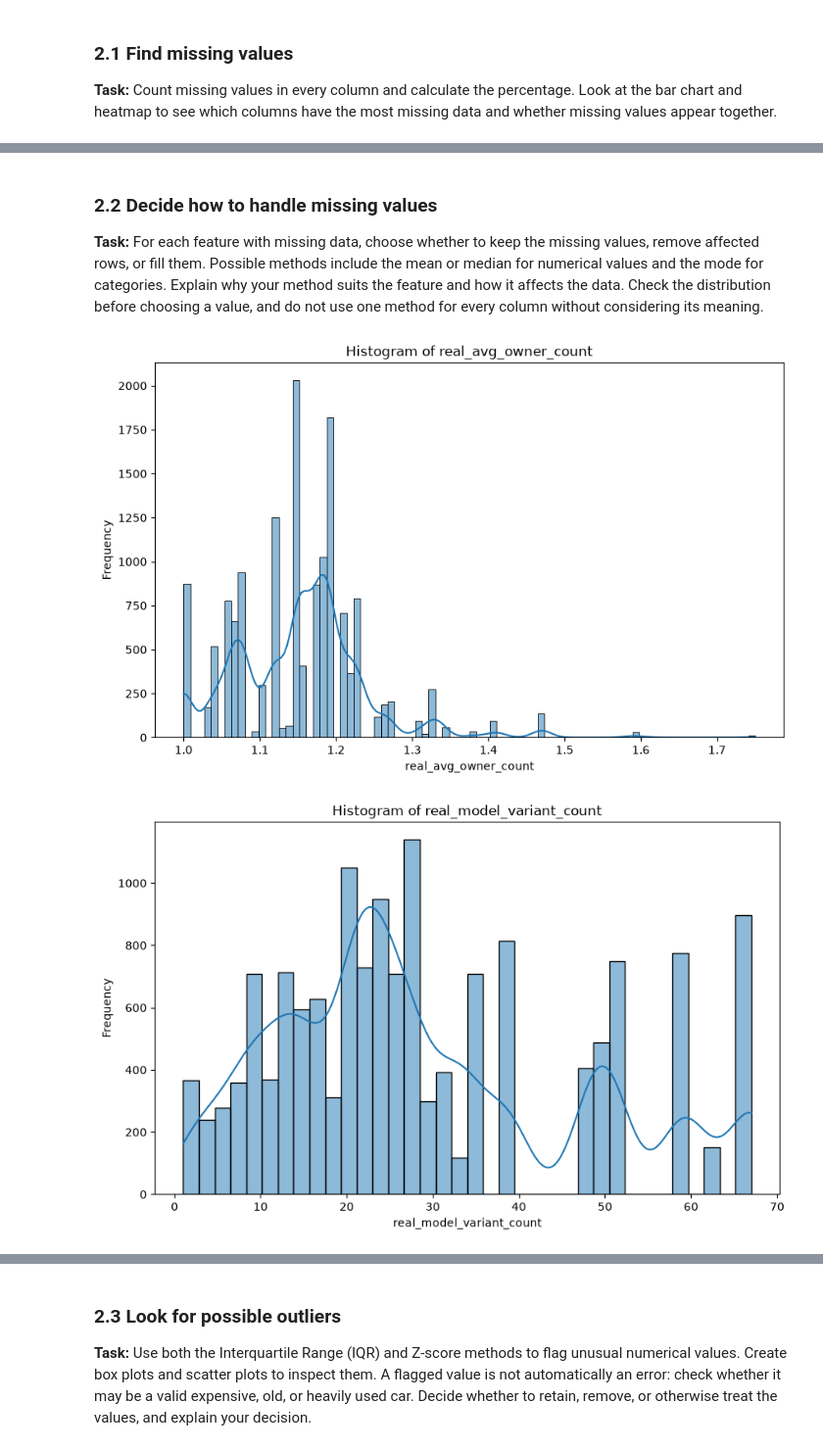
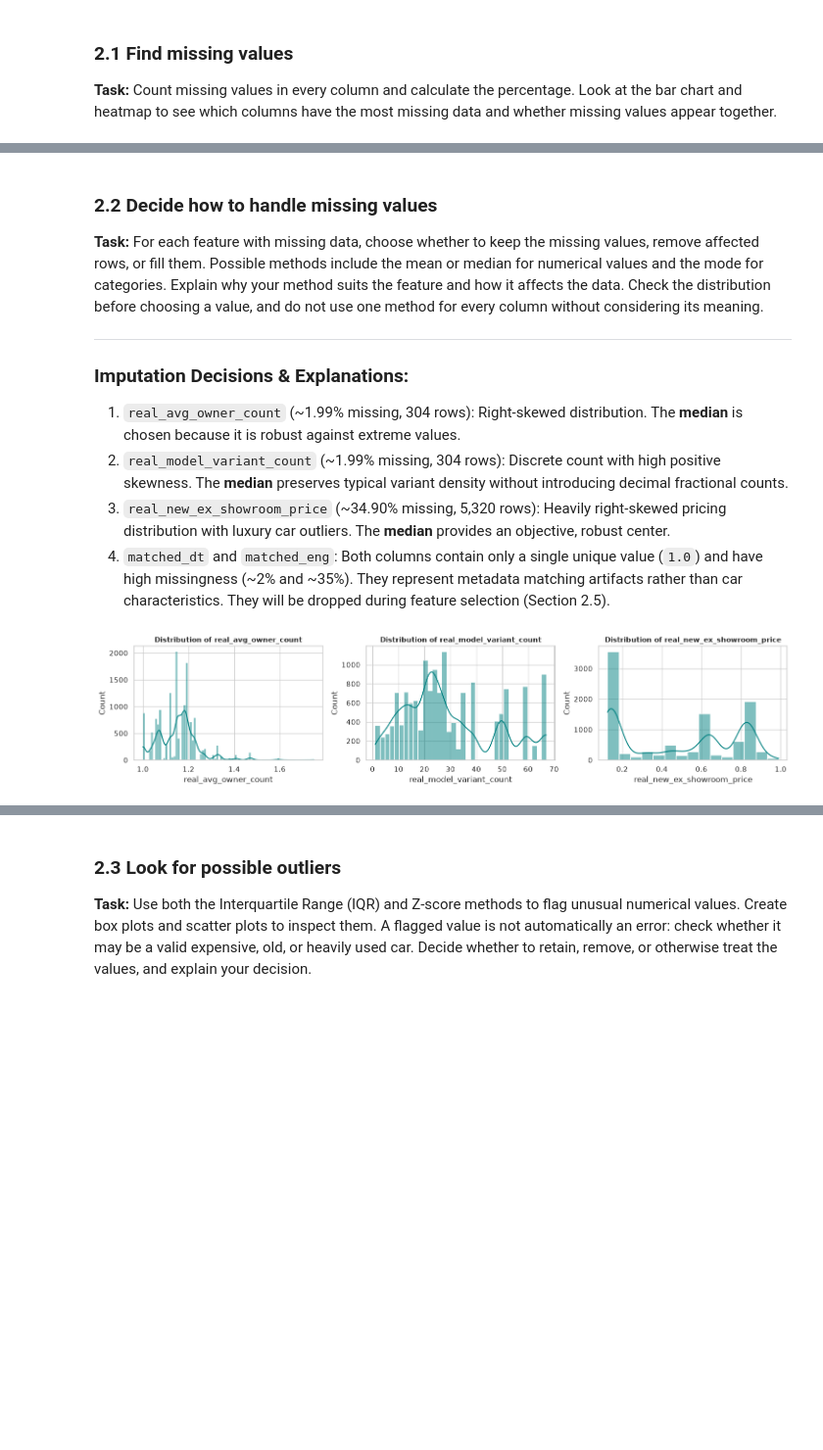
Before and after one commit to Data-six6/car_price_prediction, a Jupyter notebook: Car_Sale_Analysis/data_cleaning/data_cleaning.ipynb, the cells around one changed output, grey strips where cells are left out. Shown at 98% size. Cells and saved outputs as stored; diff of their text form; code cells hidden in the pictures; blank space fills up the shorter version.

```diff
--- a/Car_Sale_Analysis/data_cleaning/data_cleaning.ipynb
+++ b/Car_Sale_Analysis/data_cleaning/data_cleaning.ipynb
@@ -141,43 +240,34 @@ model_grouped                            0    0.000000
 ### 2.2 Decide how to handle missing values
 
 **Task:** For each feature with missing data, choose whether to keep the missing values, remove affected rows, or fill them. Possible methods include the mean or median for numerical values and the mode for categories. Explain why your method suits the feature and how it affects the data. Check the distribution before choosing a value, and do not use one method for every column without considering its meaning.
+
+---
+
+### Imputation Decisions & Explanations:
+1. `real_avg_owner_count` (~1.99% missing, 304 rows): Right-skewed distribution. The **median** is chosen because it is robust against extreme values.
+2. `real_model_variant_count` (~1.99% missing, 304 rows): Discrete count with high positive skewness. The **median** preserves typical variant density without introducing decimal fractional counts.
+3. `real_new_ex_showroom_price` (~34.90% missing, 5,320 rows): Heavily right-skewed pricing distribution with luxury car outliers. The **median** provides an objective, robust center.
+4. `matched_dt` and `matched_eng`: Both columns contain only a single unique value (`1.0`) and have high missingness (~2% and ~35%). They represent metadata matching artifacts rather than car characteristics. They will be dropped during feature selection (Section 2.5).
 # %%
-#create historgrams for numerical features
-useful_numerical_features = [
-    "real_avg_owner_count",
-    "real_model_variant_count",
-    "real_new_ex_showroom_price",
-]
-for col in useful_numerical_features:
-    plt.figure(figsize=(10,6))
-    sns.histplot(df[col], kde=True)
-    plt.title(f'Histogram of {col}')
-    plt.xlabel(col)
-    plt.ylabel('Frequency')
-    plt.show()
-# TODO: Choose a suitable way to handle missing values for each affected feature.
-
+# Create an independent working copy to keep original data intact
 df_work = df.copy()
 
-for col in [
-    "real_avg_owner_count",
-    "real_model_variant_count",
-    "real_new_ex_showroom_price",
-]:
-    df_work[col] = df_work[col].fillna(df_work[col].median())
+# Inspect distributions of the 3 numerical columns before imputation
+fig, axes = plt.subplots(1, 3, figsize=(15, 3.5))
+cols_to_impute = ["real_avg_owner_count", "real_model_variant_count", "real_new_ex_showroom_price"]
+for ax, col in zip(axes, cols_to_impute):
+    sns.histplot(df_work[col], kde=True, ax=ax, color='teal')
+    ax.set_title(f"Distribution of {col}", fontsize=11, fontweight='bold')
+plt.tight_layout()
+plt.show()
 
-# print(df_work.isna().sum())
-# print(df_work['matched_dt'].describe()) #useless col
-# matched_eng = df['matched_eng']  #useless col
-# print(matched_eng.describe())
-# print("median", matched_eng.median())
-# TODO: Explain your choices and apply them to a separate working copy.
-###explain
-# real_avg_owner_count: mean =~ median and std is low, can use both mean and median, but median is more robust to outliers, so we choose median.
-# real_model_variants: mean # median and std is high, so we choose median.
-# real_new_ex_showroom_price: mean # median and std is high, so we choose median.
-# matched_eng,matched_dt: useless columns, we will drop them.
-print("is null", df_work.isnull().sum())
+# Apply median imputation to the three numerical features
+for col in cols_to_impute:
+    median_val = df_work[col].median()
+    df_work[col] = df_work[col].fillna(median_val)
+    print(f"Imputed {col} with median value: {median_val:,.2f}")
+
+print("\nMissing values in df_work after imputation:")
+print(df_work[cols_to_impute].isnull().sum())
 # %% [output]
-[figure, old version]
+[figure, new version]
-[figure, removed]
```
Also changed, not shown: parts of 24 cells of this notebook, 1 other file.
